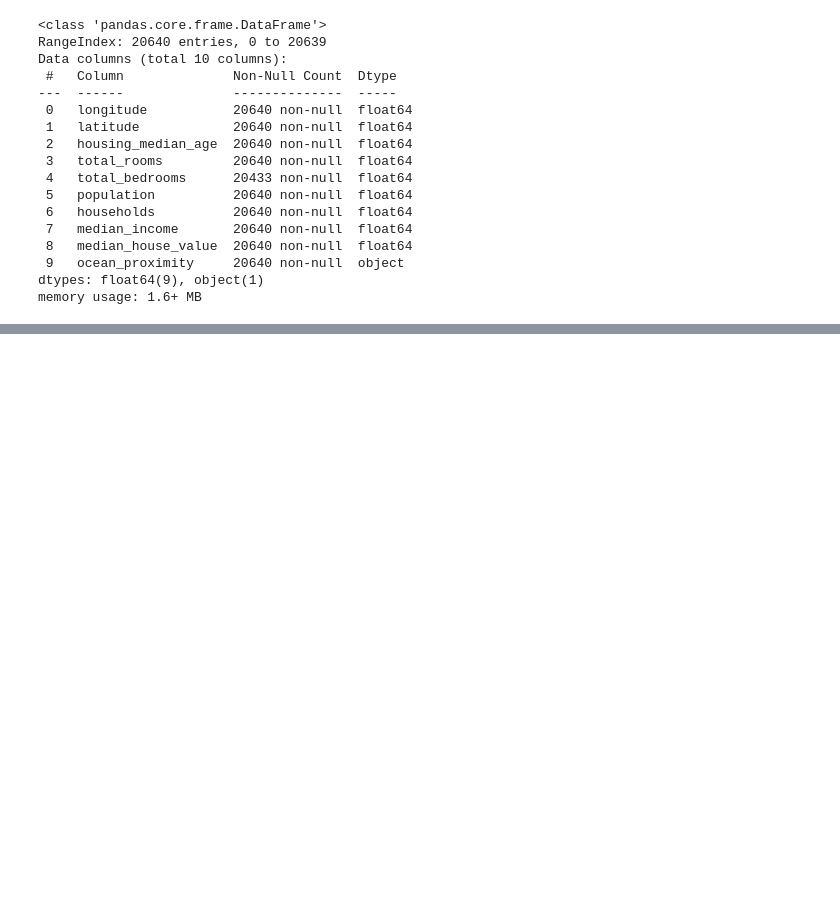
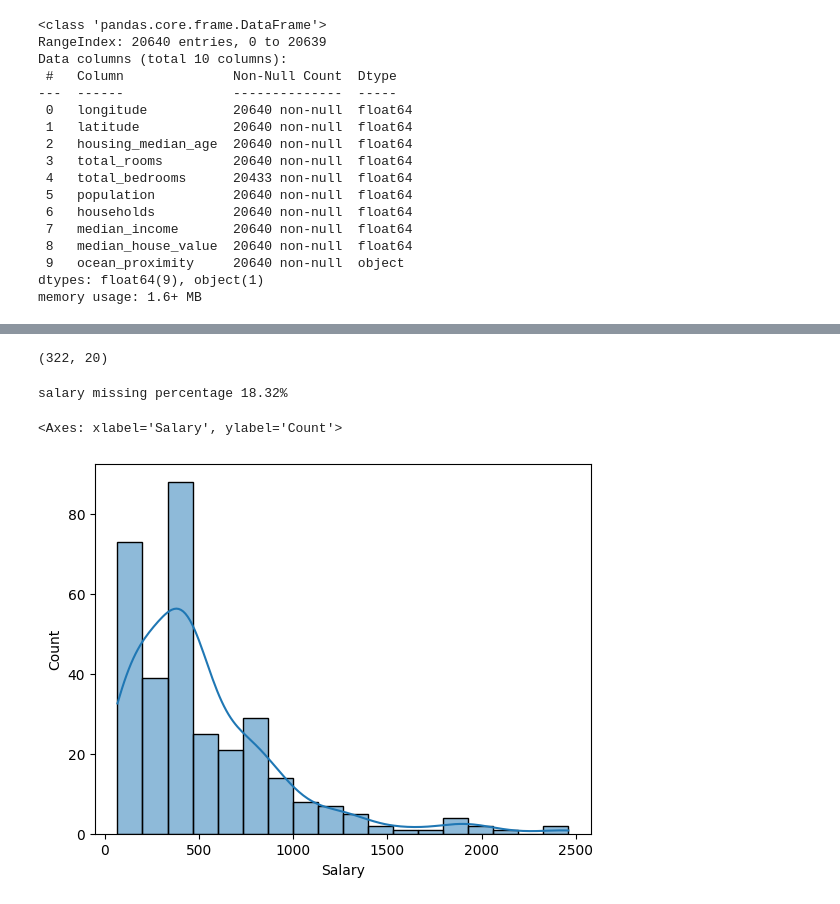
Before and after one commit to vivekkhillar/ML-practice, a Jupyter notebook: Day 32 20-08-2025/simpleLinearRegression.ipynb, the cells around one changed output, grey strips where cells are left out. Saved outputs shown, nothing was run; the diff lists cells and outputs as text; code cells hidden in the pictures; blank space fills up the shorter version.

```diff
--- a/Day 32 20-08-2025/simpleLinearRegression.ipynb
+++ b/Day 32 20-08-2025/simpleLinearRegression.ipynb
@@ -271,0 +386,3 @@ memory usage: 1.6+ MB
+# %%
+df = pd.read_csv('hitters.csv')
+df.head()
@@ -271,0 +453,14 @@ memory usage: 1.6+ MB
+# %%
+# drop the column unnammed
+
+df.drop(columns=['Unnamed: 0'], inplace=True)
+# %%
+df.shape
+# %% [output]
+(322, 20)
+# %%
+## salary having the missing values check the percentage of the salary have missing
+
+print (f'salary missing percentage {df['Salary'].isna().sum()/df.shape[0]*100:.2f}%')
+# %% [output]
+salary missing percentage 18.32%
@@ -271,0 +469,9 @@ memory usage: 1.6+ MB
+# %%
+from sklearn.impute import SimpleImputer
+si = SimpleImputer(strategy='median')
+df['Salary'] = si.fit_transform(df[['Salary']]).flatten()
+# %%
+sns.histplot(x = df['Salary'],data = df, kde= True)
+# %% [output]
+<Axes: xlabel='Salary', ylabel='Count'>
+[figure, added]
```
Also changed, not shown: parts of 49 cells of this notebook, 1 other file.
